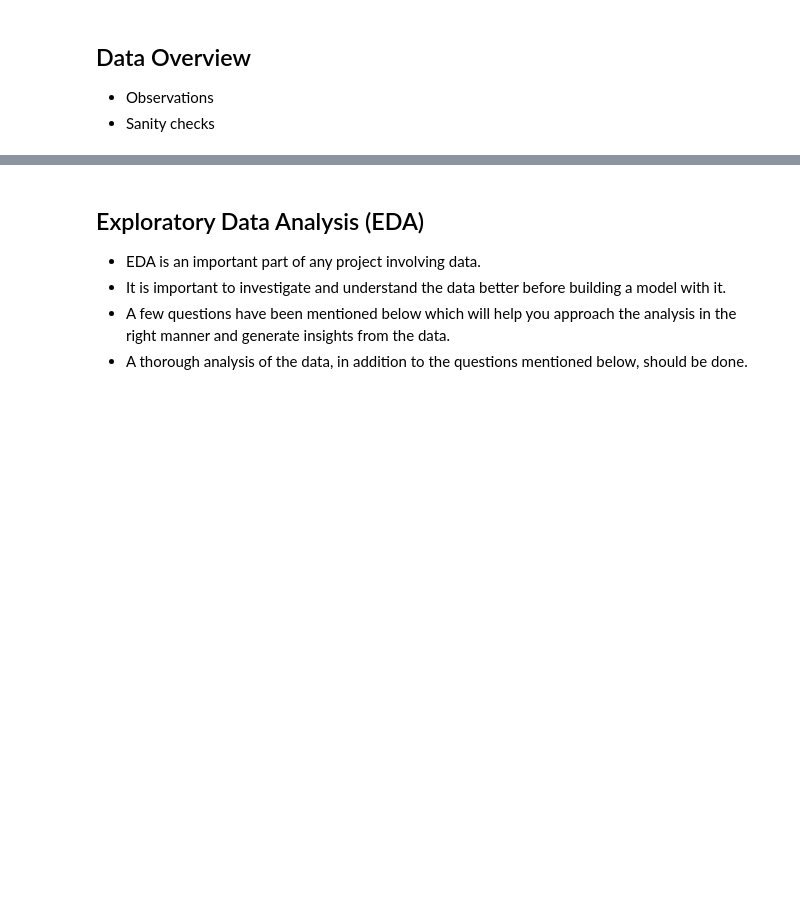
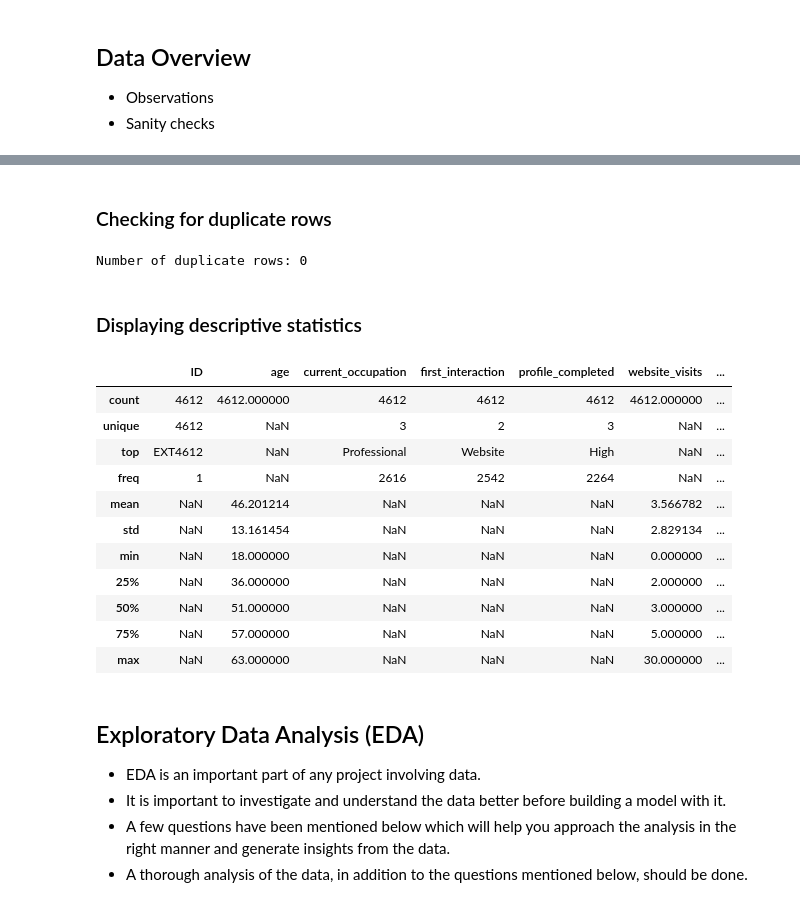
Before and after one commit to mikejoe144/MIT_Course_ElectiveProject, a Jupyter notebook: Learner Notebook - Full Code Version - Potential Customers Prediction.ipynb, the cells around one changed output, grey strips where cells are left out. Cells and saved outputs as stored; diff of their text form; code cells hidden in the pictures; blank space fills up the shorter version.

Commit message:
initial data load

```diff
--- a/Learner Notebook - Full Code Version - Potential Customers Prediction.ipynb
+++ b/Learner Notebook - Full Code Version - Potential Customers Prediction.ipynb
@@ -58,0 +88,10 @@ The data contains the different attributes of leads and their interaction detail
+# %%
+# load in the csv file from github repository
+raw_github_url = "https://raw.githubusercontent.com/mikejoe144/MIT_Course_ElectiveProject/main/ExtraaLearn.csv" # You will need to fill this in with the actual URL
+
+try:
+    data = pd.read_csv(raw_github_url)
+    print("CSV file loaded successfully!")
+except Exception as e:
+    print(f"Error loading CSV file: {e}")
+    print("Please ensure the URL is correct and points to a raw CSV file.")
@@ -58,0 +100,3 @@ The data contains the different attributes of leads and their interaction detail
+# %%
+# Copying data to another variable to avoid any changes to original data
+df = data.copy()
@@ -59,3 +158,26 @@ The data contains the different attributes of leads and their interaction detail
+# %% [markdown]
+### Checking for duplicate rows
+# %%
+print(f"Number of duplicate rows: {df.duplicated().sum()}")
+# %% [output]
+Number of duplicate rows: 0
+# %% [markdown]
+### Displaying descriptive statistics
+# %%
+display(df.describe(include='all'))
+# %% [output]
+|  | ID | age | current_occupation | first_interaction | profile_completed | website_visits | ... |
+| count | 4612 | 4612.000000 | 4612 | 4612 | 4612 | 4612.000000 | ... |
+| unique | 4612 | NaN | 3 | 2 | 3 | NaN | ... |
+| top | EXT4612 | NaN | Professional | Website | High | NaN | ... |
+| freq | 1 | NaN | 2616 | 2542 | 2264 | NaN | ... |
+| mean | NaN | 46.201214 | NaN | NaN | NaN | 3.566782 | ... |
+| std | NaN | 13.161454 | NaN | NaN | NaN | 2.829134 | ... |
+| min | NaN | 18.000000 | NaN | NaN | NaN | 0.000000 | ... |
+| 25% | NaN | 36.000000 | NaN | NaN | NaN | 2.000000 | ... |
+| 50% | NaN | 51.000000 | NaN | NaN | NaN | 3.000000 | ... |
+| 75% | NaN | 57.000000 | NaN | NaN | NaN | 5.000000 | ... |
+| max | NaN | 63.000000 | NaN | NaN | NaN | 30.000000 | ... |
 # %% [markdown]
 ## Exploratory Data Analysis (EDA)
 
```
Also changed, not shown: parts of 9 cells of this notebook.
